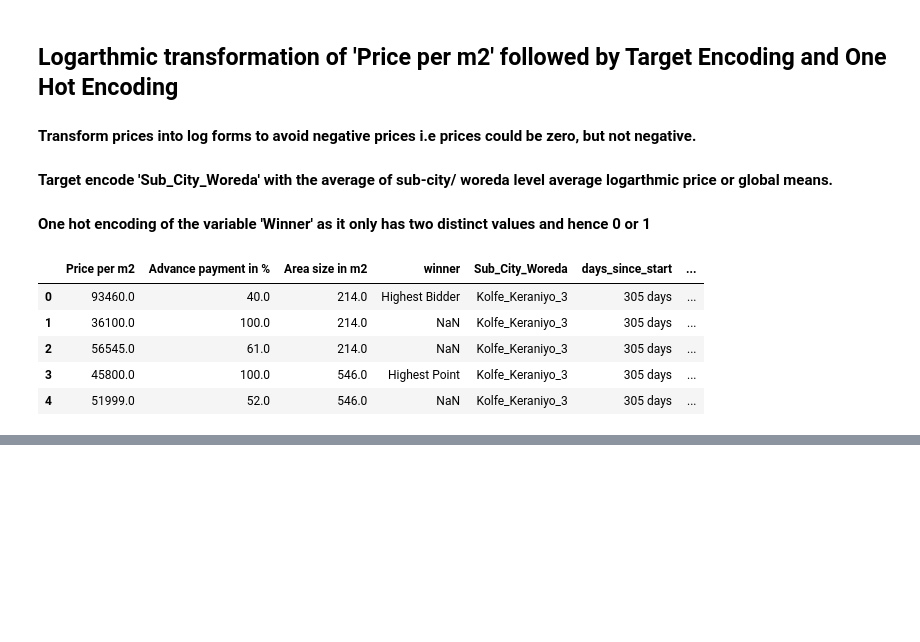
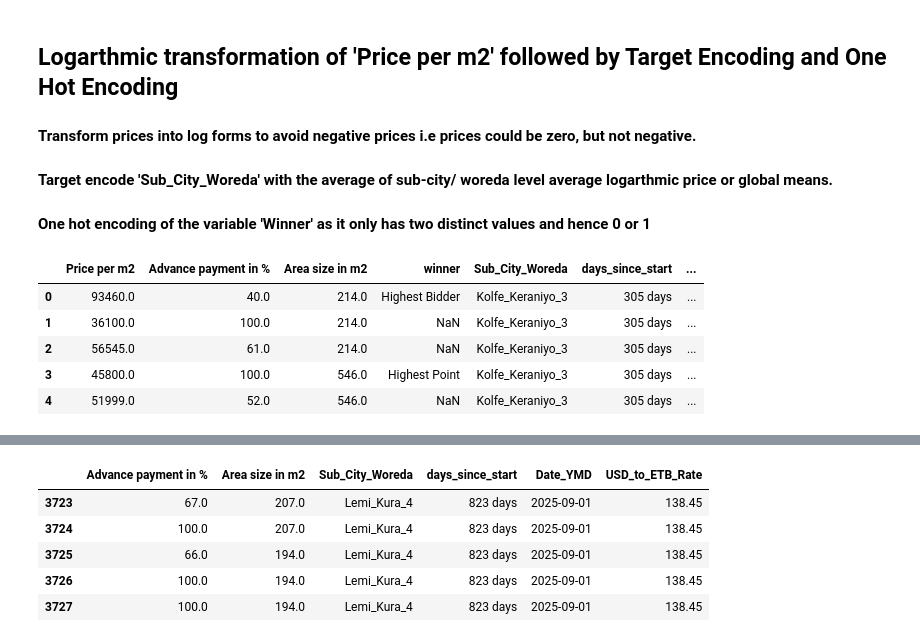
Before and after one commit to Solhemi/Land_auction_price_prediction_model_in_Addis, a Jupyter notebook: land_auction_price_prediction_model.ipynb, the cells around one changed output, grey strips where cells are left out. Drawn from its saved outputs; the diff is of its cells as text; code cells hidden in the pictures; blank space fills up the shorter version.

```diff
--- a/land_auction_price_prediction_model.ipynb
+++ b/land_auction_price_prediction_model.ipynb
@@ -573,0 +608,8 @@ auction_df.head(5)
+# %%
+# Partition both training and testing sets into features and target variable
+
+X_train = train_df.drop(columns=['Log_Price_per_m2'])
+y_train = train_df['Log_Price_per_m2']
+
+X_test = test_df.drop(columns=['Log_Price_per_m2'])
+y_test = test_df['Log_Price_per_m2']
@@ -573,0 +641,5 @@ auction_df.head(5)
+# %%
+# Drop 'Winner' column from the original dataframes.
+
+X_train.drop(columns=['winner'], inplace=True)
+X_test.drop(columns=['winner'], inplace=True)
@@ -573,0 +664,9 @@ auction_df.head(5)
+# %%
+X_test.head(5)
+# %% [output]
+|  | Advance payment in % | Area size in m2 | Sub_City_Woreda | days_since_start | Date_YMD | USD_to_ETB_Rate |
+| 3723 | 67.0 | 207.0 | Lemi_Kura_4 | 823 days | 2025-09-01 | 138.45 |
+| 3724 | 100.0 | 207.0 | Lemi_Kura_4 | 823 days | 2025-09-01 | 138.45 |
+| 3725 | 66.0 | 194.0 | Lemi_Kura_4 | 823 days | 2025-09-01 | 138.45 |
+| 3726 | 100.0 | 194.0 | Lemi_Kura_4 | 823 days | 2025-09-01 | 138.45 |
+| 3727 | 100.0 | 194.0 | Lemi_Kura_4 | 823 days | 2025-09-01 | 138.45 |
```
Also changed, not shown: parts of 23 cells of this notebook.
